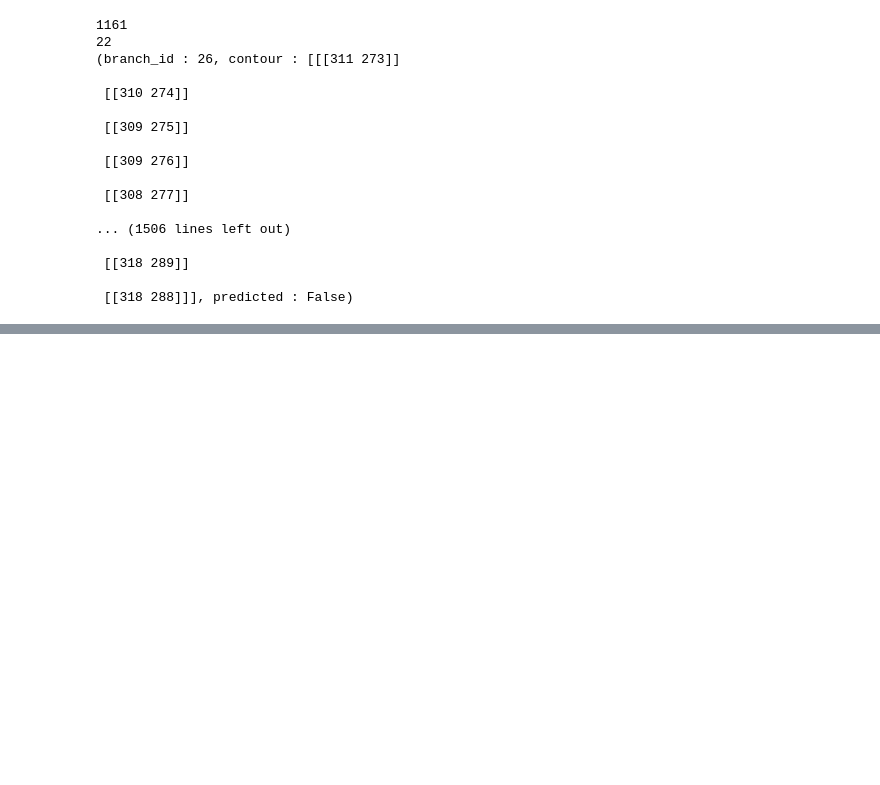
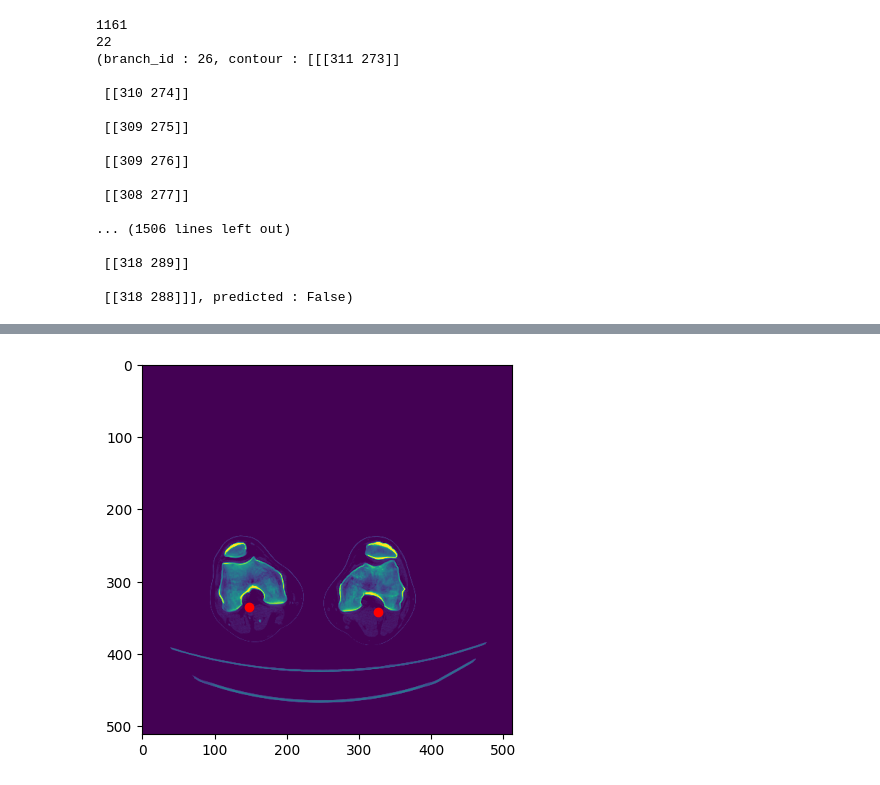
Before and after one commit to DangerousWizardry/angioscans-vascular-3d-reconstruction, a Jupyter notebook: network_construction.ipynb, the cells around one changed output, grey strips where cells are left out. Saved outputs shown, nothing was run; the diff lists cells and outputs as text; code cells hidden in the pictures; blank space fills up the shorter version.

Commit message:
Knee artery detection

```diff
--- a/network_construction.ipynb
+++ b/network_construction.ipynb
@@ -574,0 +531,67 @@ plt.imshow(image_array[index])
+# %%
+def find_knee_depth(image,bone_low_range=70,bone_high_range=255):
+    depth = len(image)
+    canvas = copy.deepcopy(image.astype(np.uint8))
+    knee_low_index = int(depth/6)
+    knee_high_index = int(depth/6 * 3)
+    canvas[canvas>bone_high_range] = 0
+    canvas[canvas<bone_low_range] = 0
+
+    object_areas = list()
+
+    for i in range(knee_low_index,knee_high_index):
+        contours, _ = cv2.findContours(canvas[i], cv2.RETR_EXTERNAL, cv2.CHAIN_APPROX_SIMPLE)
+        bounding_rects = [cv2.boundingRect(cnt) for cnt in contours]
+        object_areas.append(max([w*h if (w>h and w/h < 3) or (w<h and h/w < 3) else 0 for (_,_,w,h) in bounding_rects],default=0))
+
+    max_area_depth = knee_low_index + object_areas.index(max(object_areas))
+    contours, _ = cv2.findContours(canvas[max_area_depth], cv2.RETR_EXTERNAL, cv2.CHAIN_APPROX_SIMPLE)
+    bounding_rects = [cv2.boundingRect(cnt) for cnt in contours]
+    filtered_bounding_rects = [w*h if (w/h < 3) else 0 for (_,_,w,h) in bounding_rects]
+    index_contour = np.argsort(filtered_bounding_rects)[-2:]
+    # Fill knee polygon
+    mask = np.zeros_like(canvas[0], dtype=np.uint8)
+    cv2.drawContours(mask, [contours[index_contour[0]]],-1, 255,1)
+    cv2.drawContours(mask, [contours[index_contour[1]]],-1, 255,1)
+    kernel = cv2.getStructuringElement(cv2.MORPH_ELLIPSE,(5,5))
+    mask = cv2.dilate(mask,kernel,iterations = 2)
+    contours, _ = cv2.findContours(mask, cv2.RETR_EXTERNAL, cv2.CHAIN_APPROX_SIMPLE)
+    knee_contour = [contours[0],contours[1]]
+    return max_area_depth,knee_contour
+
+def extract_arteries_position_from_knee(knee_image,knee_contour,low_filter=30):
+    extraction_img = copy.deepcopy(knee_image.astype(np.uint8))
+    knee_1,knee_2 = knee_contour
+    extraction_img[extraction_img<low_filter]=0
+    contours, _ = cv2.findContours(extraction_img, cv2.RETR_LIST, cv2.CHAIN_APPROX_SIMPLE)
+    candidate = list()
+    positions = list()
+    i=0
+    for cnt in contours:
+        rect = cv2.minAreaRect(cnt)
+        rect_points = cv2.boxPoints(rect).astype(np.uint8)
+        #We select only contour between 10 & 100 pixel "draft" areas that are not located in the knee contour
+        if (10<np.prod(rect[1])<100 and cv2.contourArea(cnt)>0
+        and cv2.pointPolygonTest(knee_1,rect[0],False)<0
+        and cv2.pointPolygonTest(knee_2,rect[0],False) < 0):
+            candidate.append(cnt)
+            positions.append([cv2.contourArea(cnt),i])
+            i+=1
+    positions.sort(key=lambda p: p[0],reverse=True)
+    vessel1_contour = candidate[int(positions[0][1])]
+    vessel2_contour = candidate[int(positions[1][1])]
+    M = cv2.moments(vessel1_contour)
+    vessel1 = (int(M['m10']/M['m00']),int(M['m01']/M['m00']))
+    M = cv2.moments(vessel2_contour)
+    vessel2 = (int(M['m10']/M['m00']),int(M['m01']/M['m00']))
+    return vessel1,vessel2
+
+knee_depth, knee_contour = find_knee_depth(image_array)
+vessel1,vessel2 = extract_arteries_position_from_knee(image_array[knee_depth],knee_contour)
+
+plt.plot([vessel1[0]],[vessel1[1]],marker='o', color='r')
+plt.plot([vessel2[0]],[vessel2[1]],marker='o', color='r')
+plt.imshow(image_array[knee_depth])
+plt.show()
+# %% [output]
+[figure, added]
```
Also changed, not shown: parts of 1 cell of this notebook, 2 other files.
